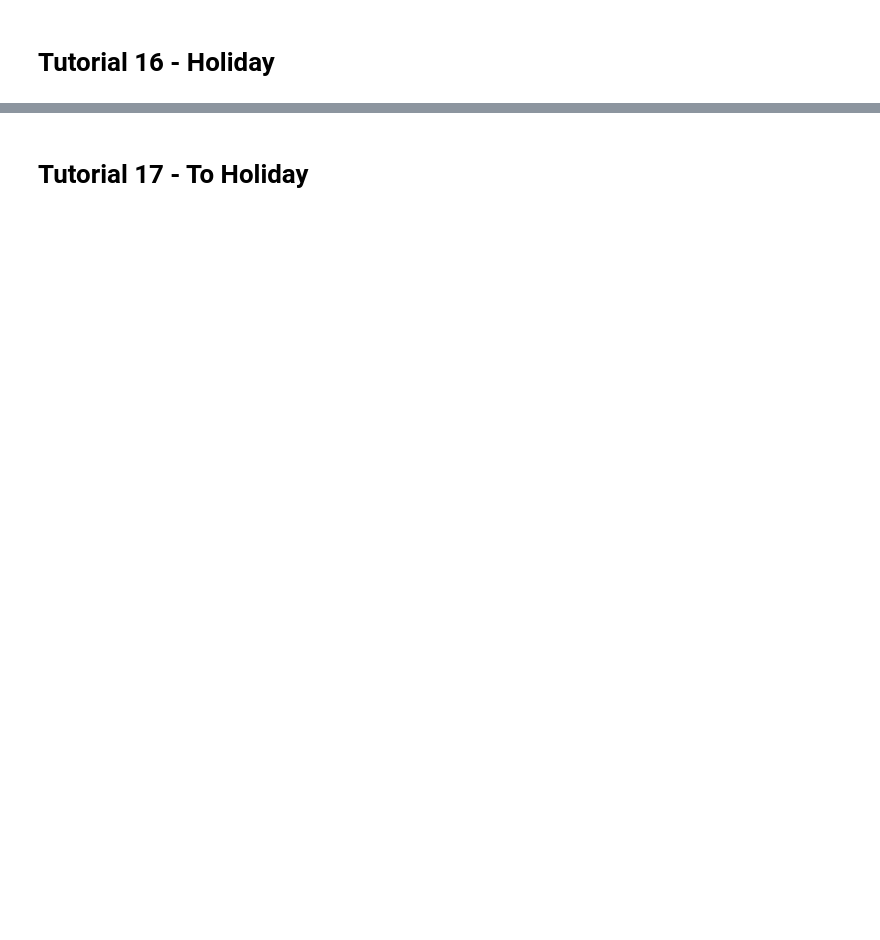
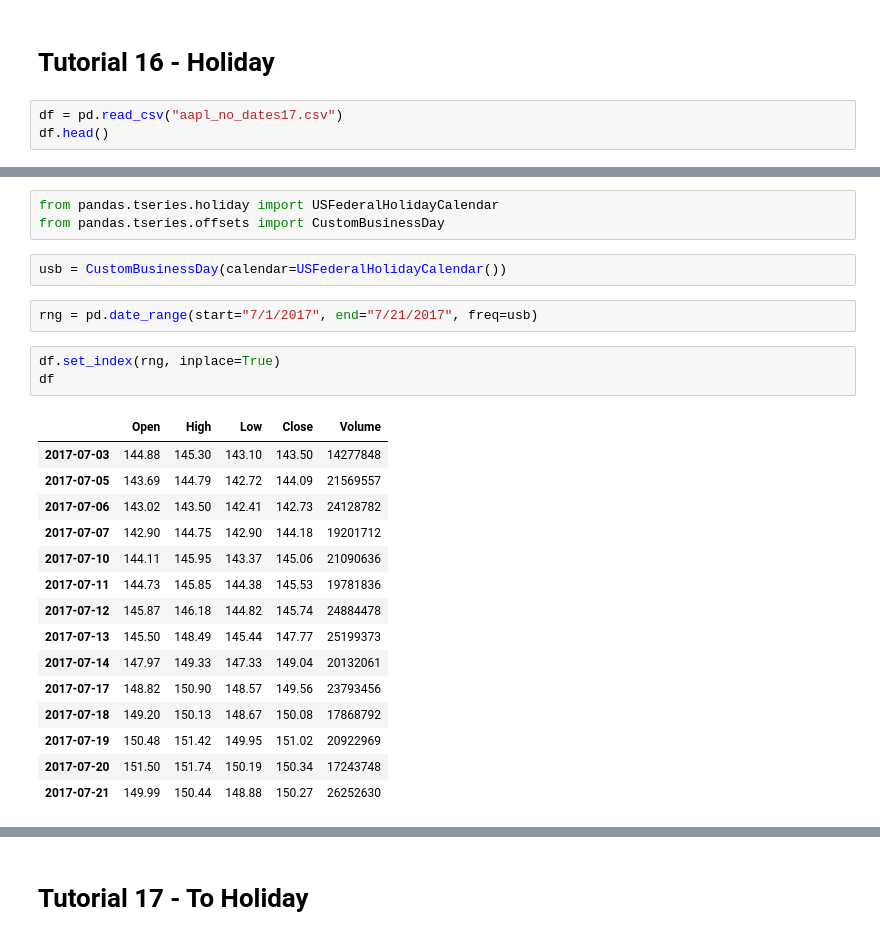
Before and after one commit to jchemile/varios, a Jupyter notebook: code_basics/pandas_tutorial/pandas_tutorial.ipynb, the cells around one changed output, grey strips where cells are left out. Saved outputs shown, nothing was run; the diff lists cells and outputs as text; blank space fills up the shorter version.

```diff
--- a/code_basics/pandas_tutorial/pandas_tutorial.ipynb
+++ b/code_basics/pandas_tutorial/pandas_tutorial.ipynb
@@ -730,2 +391,5 @@ Freq: B, dtype: int32
 # %% [markdown]
 # Tutorial 16 - Holiday
+# %%
+df = pd.read_csv("aapl_no_dates17.csv")
+df.head()
@@ -731,0 +411,26 @@ Freq: B, dtype: int32
+# %%
+from pandas.tseries.holiday import USFederalHolidayCalendar
+from pandas.tseries.offsets import CustomBusinessDay
+# %%
+usb = CustomBusinessDay(calendar=USFederalHolidayCalendar())
+# %%
+rng = pd.date_range(start="7/1/2017", end="7/21/2017", freq=usb)
+# %%
+df.set_index(rng, inplace=True)
+df
+# %% [output]
+|  | Open | High | Low | Close | Volume |
+| 2017-07-03 | 144.88 | 145.30 | 143.10 | 143.50 | 14277848 |
+| 2017-07-05 | 143.69 | 144.79 | 142.72 | 144.09 | 21569557 |
+| 2017-07-06 | 143.02 | 143.50 | 142.41 | 142.73 | 24128782 |
+| 2017-07-07 | 142.90 | 144.75 | 142.90 | 144.18 | 19201712 |
+| 2017-07-10 | 144.11 | 145.95 | 143.37 | 145.06 | 21090636 |
+| 2017-07-11 | 144.73 | 145.85 | 144.38 | 145.53 | 19781836 |
+| 2017-07-12 | 145.87 | 146.18 | 144.82 | 145.74 | 24884478 |
+| 2017-07-13 | 145.50 | 148.49 | 145.44 | 147.77 | 25199373 |
+| 2017-07-14 | 147.97 | 149.33 | 147.33 | 149.04 | 20132061 |
+| 2017-07-17 | 148.82 | 150.90 | 148.57 | 149.56 | 23793456 |
+| 2017-07-18 | 149.20 | 150.13 | 148.67 | 150.08 | 17868792 |
+| 2017-07-19 | 150.48 | 151.42 | 149.95 | 151.02 | 20922969 |
+| 2017-07-20 | 151.50 | 151.74 | 150.19 | 150.34 | 17243748 |
+| 2017-07-21 | 149.99 | 150.44 | 148.88 | 150.27 | 26252630 |
```
Also changed, not shown: parts of 109 cells of this notebook, 40 other files.
